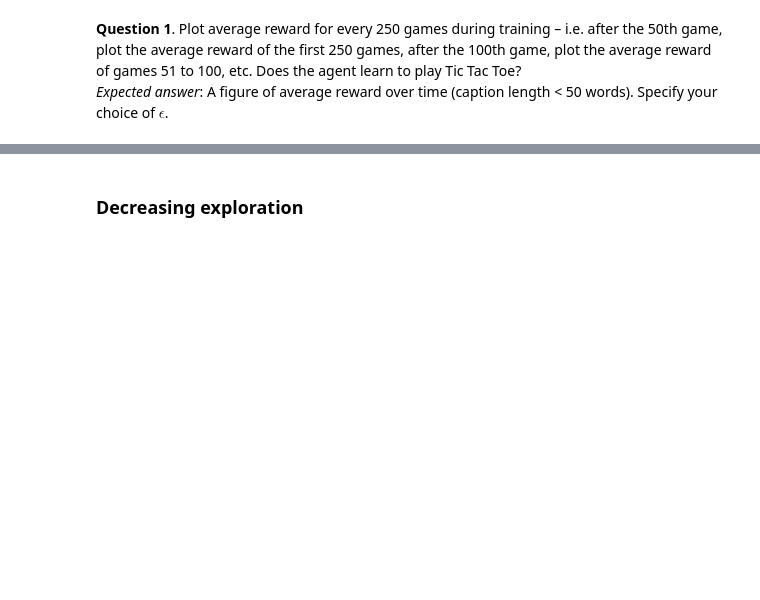
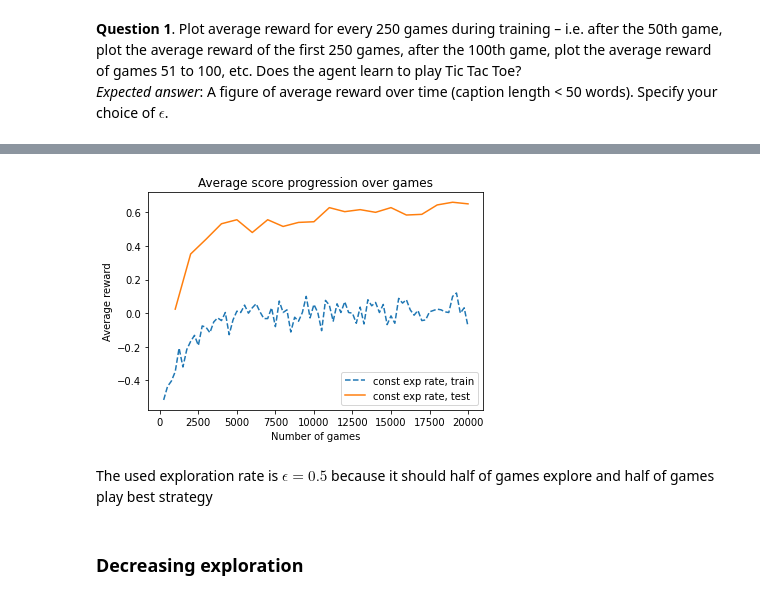
Before and after one commit to nov3o/tik-tok-toe, a Jupyter notebook: project.ipynb, the cells around one changed output, grey strips where cells are left out. Drawn from its saved outputs; the diff is of its cells as text; code cells hidden in the pictures; blank space fills up the shorter version.

```diff
--- a/project.ipynb
+++ b/project.ipynb
@@ -169,0 +181,30 @@ The used exploration rate is $\epsilon=0.5$ because it should half of games expl
+# %%
+opponent_exp_rate = 0.5
+N = 20000
+train_avg_every = batch_sz = 250
+test_avg_every = 1000
+minibatch = 50
+
+train = []
+test = []
+for i in range(0, N, train_avg_every):
+    batch = [
+        my_player.train(minibatch, opponent_exp_rate)
+        for j in range(0, batch_sz, minibatch)
+    ]
+    train.append(sum(batch) / len(batch))
+
+    if i and not i % test_avg_every:
+        batch = [
+            my_player.test(minibatch, opponent_exp_rate, 0)
+            for j in range(0, batch_sz, minibatch)
+        ]
+        test.append(sum(batch) / len(batch))
+        print(f"Ep: {i}, avg: {round(test[-1], 3)}")
+
+batch = [
+    my_player.test(batch_sz, opponent_exp_rate, 0)
+    for j in range(0, batch_sz, minibatch)
+]
+test.append(sum(batch) / len(batch))
+print(f"Ep: {i}, avg: {round(test[-1], 3)}")
@@ -170,2 +232,17 @@ The used exploration rate is $\epsilon=0.5$ because it should half of games expl
+# %%
+plt.plot((np.arange(len(train))+1)*train_avg_every, train, '--', label='const exp rate, train')
+plt.plot((np.arange(len(test))+1)*test_avg_every, test, '-', label='const exp rate, test')
+
+plt.rcParams["figure.figsize"] = (16,10)
+
+plt.legend(loc="lower right")
+plt.title('Average score progression over games')
+plt.xlabel("Number of games")
+plt.ylabel("Average reward")
+plt.show()
+# %% [output]
+[figure, added]
+# %% [markdown]
+The used exploration rate is $\epsilon=0.5$ because it should half of games explore and half of games play best strategy
 # %% [markdown]
 ###  Decreasing exploration
```
Also changed, not shown: parts of 36 cells of this notebook, 9 other files.
